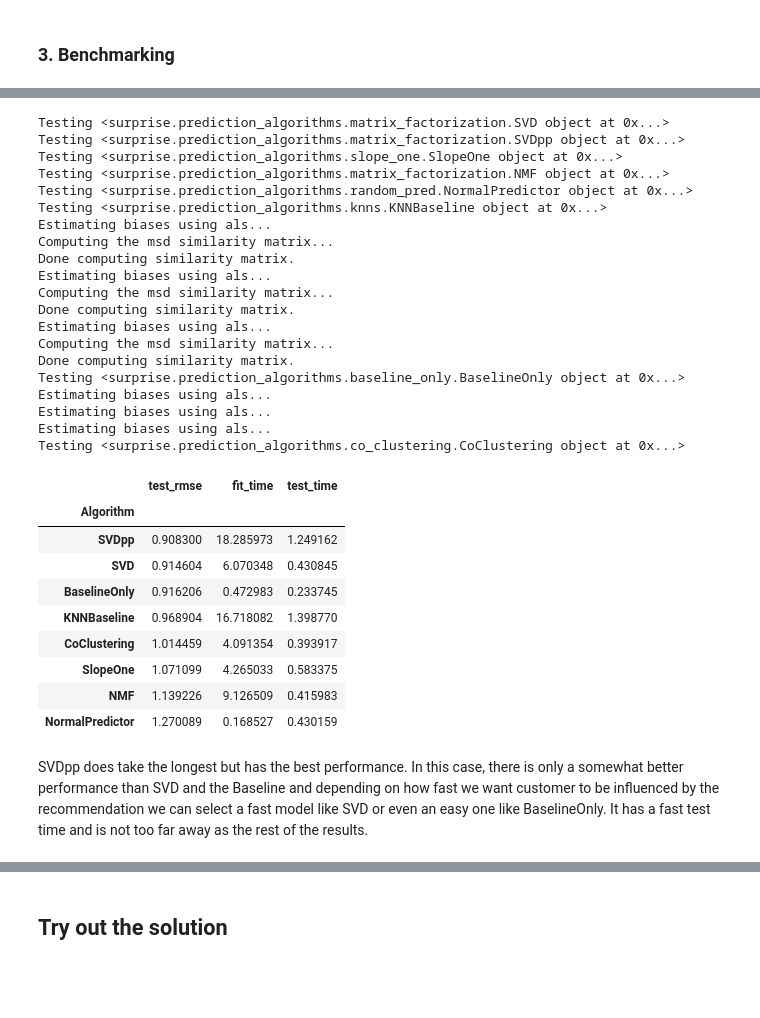
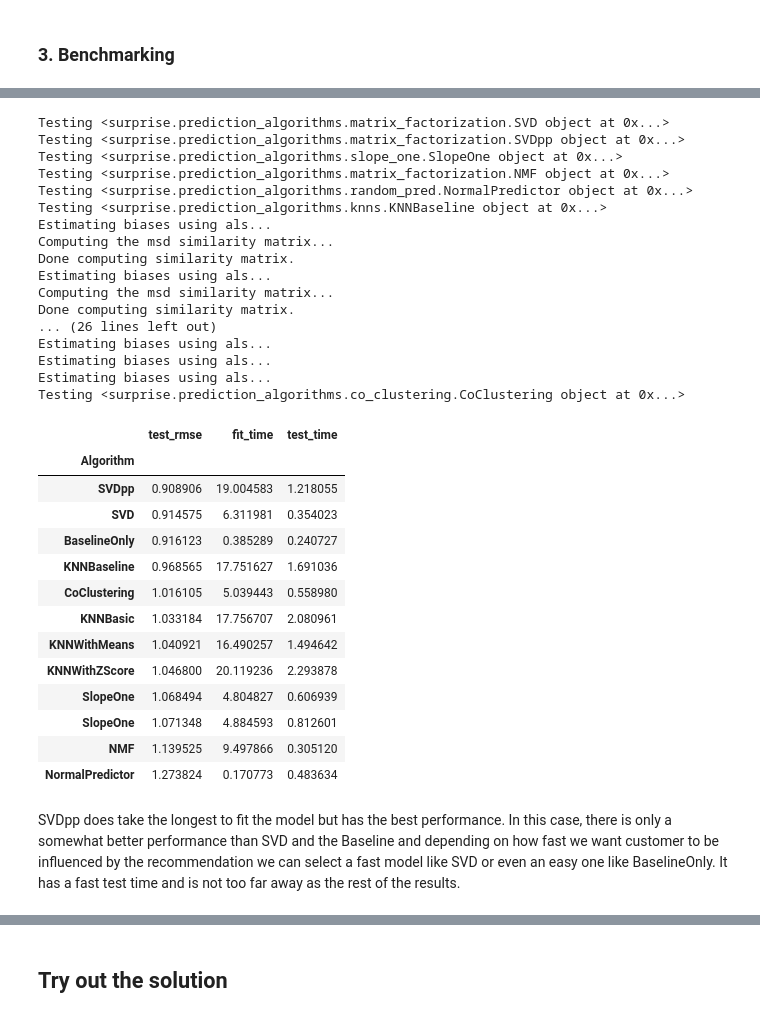
Before and after one commit to artadini/first_recommendation_engine, a Jupyter notebook: RECOMMENDATION ENGINES.ipynb, the cells around one changed output, grey strips where cells are left out. Saved outputs shown, nothing was run; the diff lists cells and outputs as text; code cells hidden in the pictures; blank space fills up the shorter version.

```diff
--- a/RECOMMENDATION ENGINES.ipynb
+++ b/RECOMMENDATION ENGINES.ipynb
@@ -71,7 +95,14 @@ import matplotlib.pyplot as plt
 # df = pd.read_json('game_toy.json',lines=True)
 
 # Ratings data
-df = pd.read_json('/Users/niko/Desktop/Recommnedation systems/project/game_toy.json',lines=True)
+ratings_game_toy = pd.read_json('game_toy.json',lines=True)
+
+# Games and Toys description
+meta_game_toy = pd.read_json('meta_Toys_and_Games.json',lines=True)
+
+# Merge both datasets together to facilitate their use
+df = pd.merge(df, meta_game_toy, on='asin', how='inner')
+
 
 # Split dataset into training (df) and test dataset at 80% for training of the total data
 df, test_dataset = train_test_split(df, train_size=0.80,random_state=42)
@@ -377,51 +485,54 @@ results = cross_validate(svd, data, measures=['RMSE'], cv=3, verbose=False)
 # %%
 benchmark = []
 # Iterate over all algorithms
-for algorithm in [SVD(), SVDpp(), SlopeOne(), NMF(), NormalPredictor(), KNNBaseline(), BaselineOnly(), CoClustering()]:
+for algorithm in [SVD(), SVDpp(), SlopeOne(), NMF(), NormalPredictor(), KNNBaseline(),KNNBasic(),KNNWithMeans(),KNNWithZScore(),SlopeOne(), BaselineOnly(), CoClustering()]:
 
     print("Testing {}".format(algorithm))
     # Perform cross validation
     results = cross_validate(algorithm, data, measures=['RMSE'], cv=3, verbose=False)
 
     # Get results & append algorithm name
     tmp = pd.DataFrame.from_dict(results).mean(axis=0)
     tmp = tmp.append(pd.Series([str(algorithm).split(' ')[0].split('.')[-1]], index=['Algorithm']))
     benchmark.append(tmp)
 
+
+
 pd.DataFrame(benchmark).set_index('Algorithm').sort_values('test_rmse')
 # %% [output]
 Testing <surprise.prediction_algorithms.matrix_factorization.SVD object at 0x...>
 Testing <surprise.prediction_algorithms.matrix_factorization.SVDpp object at 0x...>
 Testing <surprise.prediction_algorithms.slope_one.SlopeOne object at 0x...>
 Testing <surprise.prediction_algorithms.matrix_factorization.NMF object at 0x...>
 Testing <surprise.prediction_algorithms.random_pred.NormalPredictor object at 0x...>
 Testing <surprise.prediction_algorithms.knns.KNNBaseline object at 0x...>
 Estimating biases using als...
 Computing the msd similarity matrix...
 Done computing similarity matrix.
 Estimating biases using als...
 Computing the msd similarity matrix...
 Done computing similarity matrix.
-Estimating biases using als...
-Computing the msd similarity matrix...
-Done computing similarity matrix.
-Testing <surprise.prediction_algorithms.baseline_only.BaselineOnly object at 0x...>
+... (26 lines left out)
 Estimating biases using als...
 Estimating biases using als...
 Estimating biases using als...
 Testing <surprise.prediction_algorithms.co_clustering.CoClustering object at 0x...>
 |  | test_rmse | fit_time | test_time |
 | Algorithm |  |  |  |
-| SVDpp | 0.908300 | 18.285973 | 1.249162 |
-| SVD | 0.914604 | 6.070348 | 0.430845 |
-| BaselineOnly | 0.916206 | 0.472983 | 0.233745 |
-| KNNBaseline | 0.968904 | 16.718082 | 1.398770 |
-| CoClustering | 1.014459 | 4.091354 | 0.393917 |
-| SlopeOne | 1.071099 | 4.265033 | 0.583375 |
-| NMF | 1.139226 | 9.126509 | 0.415983 |
-| NormalPredictor | 1.270089 | 0.168527 | 0.430159 |
+| SVDpp | 0.908906 | 19.004583 | 1.218055 |
+| SVD | 0.914575 | 6.311981 | 0.354023 |
+| BaselineOnly | 0.916123 | 0.385289 | 0.240727 |
+| KNNBaseline | 0.968565 | 17.751627 | 1.691036 |
+| CoClustering | 1.016105 | 5.039443 | 0.558980 |
+| KNNBasic | 1.033184 | 17.756707 | 2.080961 |
+| KNNWithMeans | 1.040921 | 16.490257 | 1.494642 |
+| KNNWithZScore | 1.046800 | 20.119236 | 2.293878 |
+| SlopeOne | 1.068494 | 4.804827 | 0.606939 |
+| SlopeOne | 1.071348 | 4.884593 | 0.812601 |
+| NMF | 1.139525 | 9.497866 | 0.305120 |
+| NormalPredictor | 1.273824 | 0.170773 | 0.483634 |
-# %% [markdown]
-SVDpp does take the longest but has the best performance. In this case, there is only a somewhat better performance than SVD and the Baseline and depending on how fast we want customer to be influenced by the recommendation we can select a fast model like SVD or even an easy one like BaselineOnly. It has a fast test time and is not too far away as the rest of the results.
+# %% [markdown]
+SVDpp does take the longest to fit the model but has the best performance. In this case, there is only a somewhat better performance than SVD and the Baseline and depending on how fast we want customer to be influenced by the recommendation we can select a fast model like SVD or even an easy one like BaselineOnly. It has a fast test time and is not too far away as the rest of the results.
 # %%
 df
 # %% [output]
```
Also changed, not shown: parts of 43 cells of this notebook.
